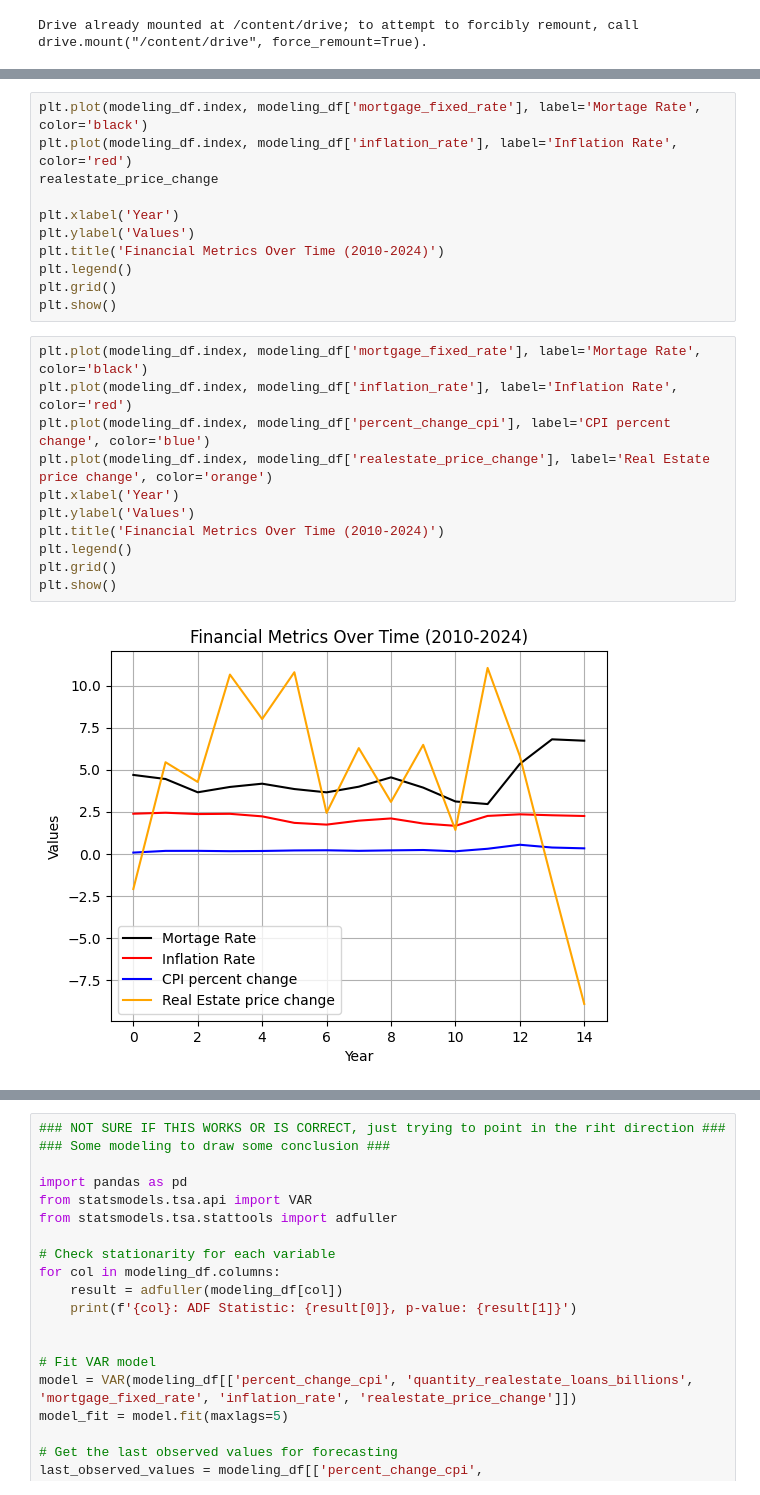
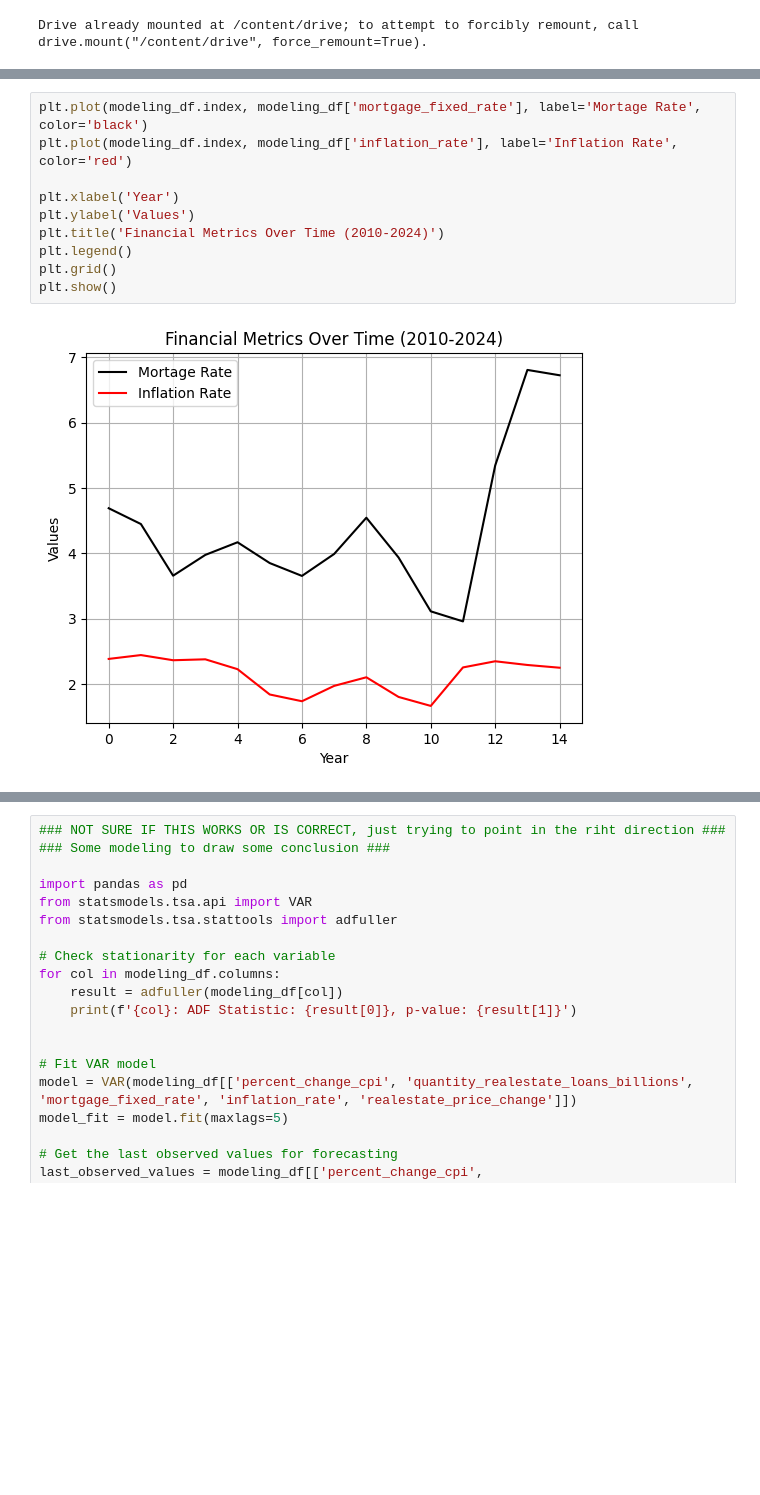
Before and after one commit to Monty-2003/DS_project2, a Jupyter notebook: SCRIPTS/modeling.ipynb, the cells around one changed output, grey strips where cells are left out. Cells and saved outputs as stored; diff of their text form; blank space fills up the shorter version.

```diff
--- a/SCRIPTS/modeling.ipynb
+++ b/SCRIPTS/modeling.ipynb
@@ -50,24 +63,12 @@ plt.show()
 # %%
 plt.plot(modeling_df.index, modeling_df['mortgage_fixed_rate'], label='Mortage Rate', color='black')
 plt.plot(modeling_df.index, modeling_df['inflation_rate'], label='Inflation Rate', color='red')
-realestate_price_change
 
 plt.xlabel('Year')
 plt.ylabel('Values')
 plt.title('Financial Metrics Over Time (2010-2024)')
 plt.legend()
 plt.grid()
 plt.show()
+# %% [output]
+[figure, added]
-# %%
-plt.plot(modeling_df.index, modeling_df['mortgage_fixed_rate'], label='Mortage Rate', color='black')
-plt.plot(modeling_df.index, modeling_df['inflation_rate'], label='Inflation Rate', color='red')
-plt.plot(modeling_df.index, modeling_df['percent_change_cpi'], label='CPI percent change', color='blue')
-plt.plot(modeling_df.index, modeling_df['realestate_price_change'], label='Real Estate price change', color='orange')
-plt.xlabel('Year')
-plt.ylabel('Values')
-plt.title('Financial Metrics Over Time (2010-2024)')
-plt.legend()
-plt.grid()
-plt.show()
-# %% [output]
-[figure, removed]
```
Also changed, not shown: parts of 11 cells of this notebook.
